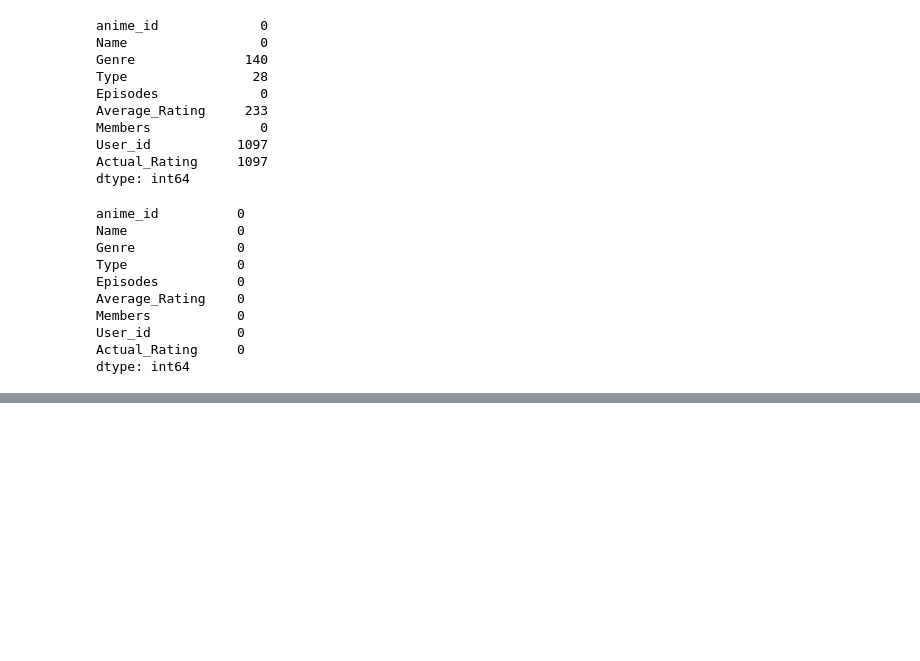
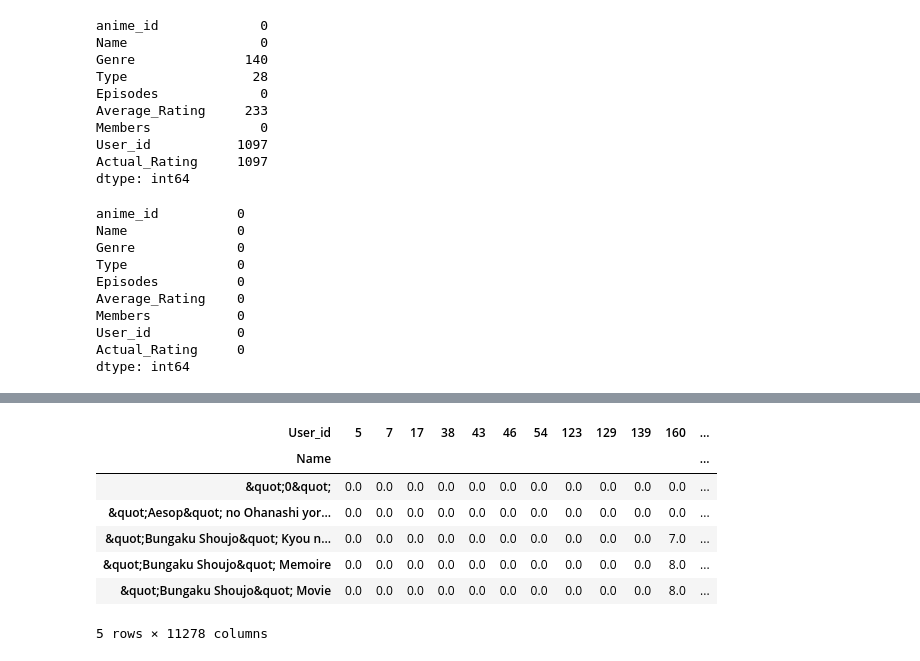
Before and after one commit to hargurjeet/Recommedation-Systems, a Jupyter notebook: Anime_Recommendation_Item_Based_CosineSimilarity.ipynb, the cells around one changed output, grey strips where cells are left out. Drawn from its saved outputs; the diff is of its cells as text; code cells hidden in the pictures; blank space fills up the shorter version.

```diff
--- a/Anime_Recommendation_Item_Based_CosineSimilarity.ipynb
+++ b/Anime_Recommendation_Item_Based_CosineSimilarity.ipynb
@@ -392,0 +483,12 @@ dtype: int64
+# %%
+anime_pivot=full_data_Valid_Users.pivot_table(index='Name',columns='User_id',values='Actual_Rating').fillna(0)
+anime_pivot.head()
+# %% [output]
+| User_id | 5 | 7 | 17 | 38 | 43 | 46 | 54 | 123 | 129 | 139 | 160 | ... |
+| Name |  |  |  |  |  |  |  |  |  |  |  | ... |
+| &quot;0&quot; | 0.0 | 0.0 | 0.0 | 0.0 | 0.0 | 0.0 | 0.0 | 0.0 | 0.0 | 0.0 | 0.0 | ... |
+| &quot;Aesop&quot; no Ohanashi yor... | 0.0 | 0.0 | 0.0 | 0.0 | 0.0 | 0.0 | 0.0 | 0.0 | 0.0 | 0.0 | 0.0 | ... |
+| &quot;Bungaku Shoujo&quot; Kyou n... | 0.0 | 0.0 | 0.0 | 0.0 | 0.0 | 0.0 | 0.0 | 0.0 | 0.0 | 0.0 | 7.0 | ... |
+| &quot;Bungaku Shoujo&quot; Memoire | 0.0 | 0.0 | 0.0 | 0.0 | 0.0 | 0.0 | 0.0 | 0.0 | 0.0 | 0.0 | 8.0 | ... |
+| &quot;Bungaku Shoujo&quot; Movie | 0.0 | 0.0 | 0.0 | 0.0 | 0.0 | 0.0 | 0.0 | 0.0 | 0.0 | 0.0 | 8.0 | ... |
+5 rows × 11278 columns
```
Also changed, not shown: parts of 8 cells of this notebook.
